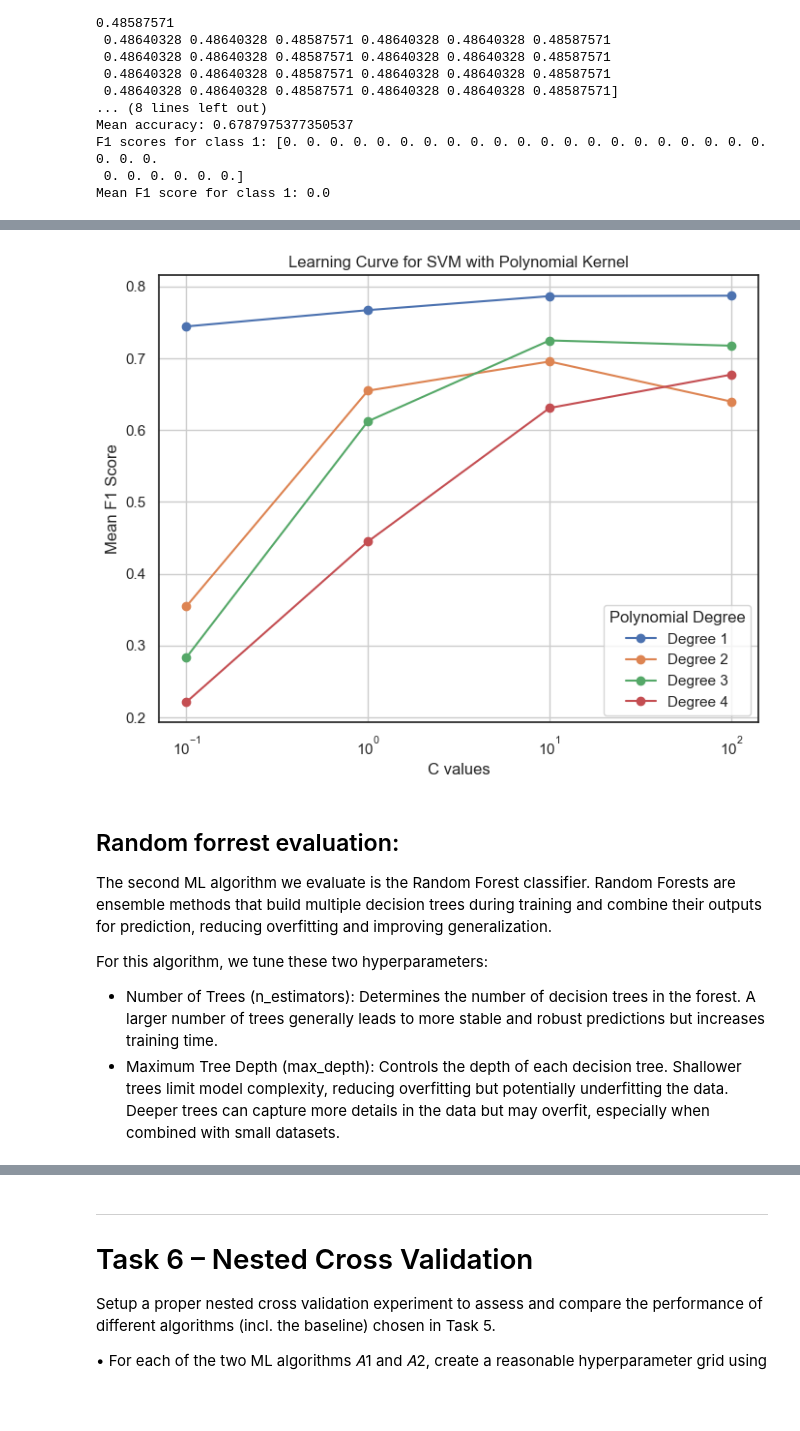
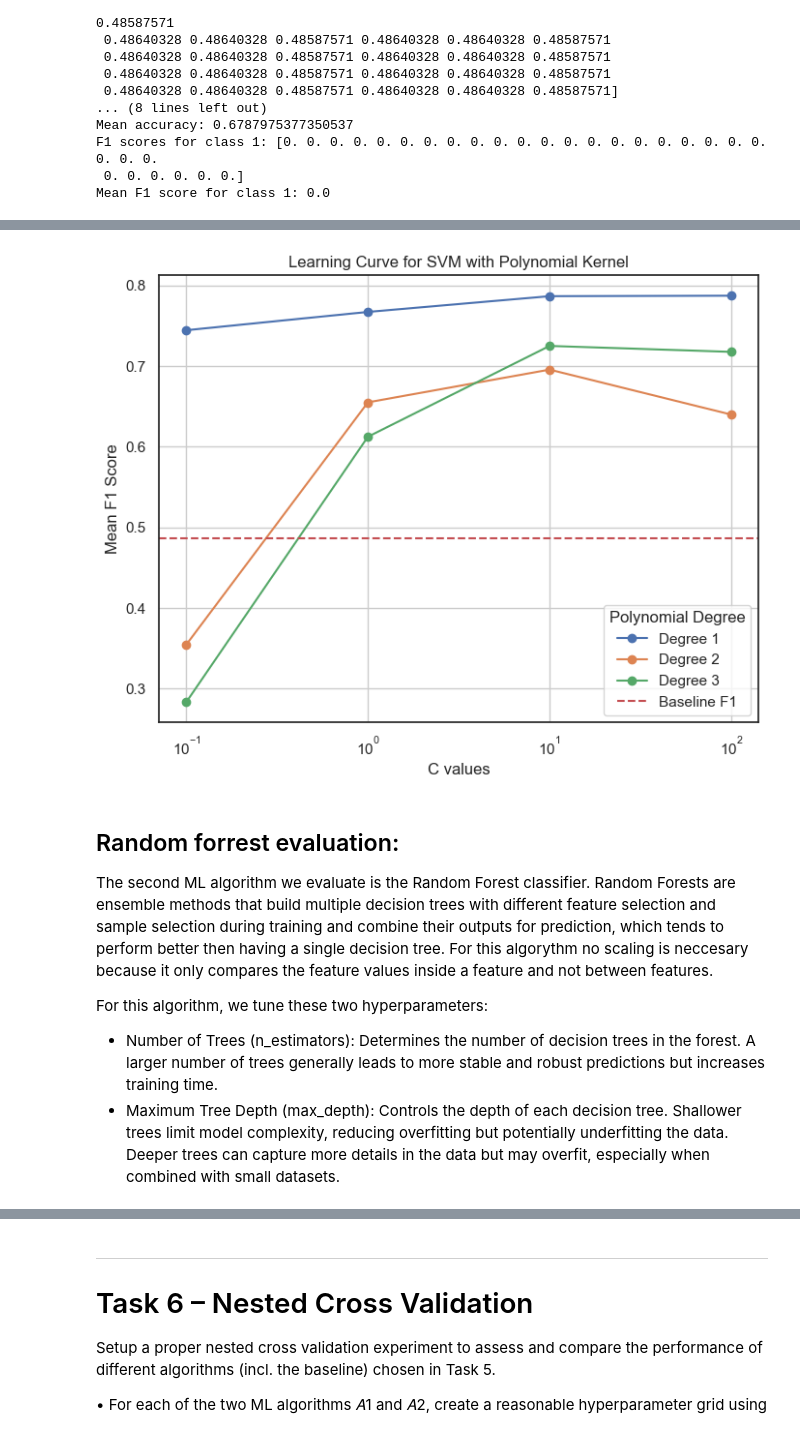
Before and after one commit to Timson1235/clouddocker, a Jupyter notebook: machine_learning/Capstone_Project/experiments.ipynb, the cells around one changed output, grey strips where cells are left out. Saved outputs shown, nothing was run; the diff lists cells and outputs as text; code cells hidden in the pictures; blank space fills up the shorter version.

```diff
--- a/machine_learning/Capstone_Project/experiments.ipynb
+++ b/machine_learning/Capstone_Project/experiments.ipynb
@@ -556,14 +566,10 @@ The two hyperparameters chosen for the algorithm are:
 # %%
-from sklearn.preprocessing import StandardScaler
-from sklearn.svm import SVC
-from sklearn.model_selection import learning_curve
-
 # Standardize the features
 scaler = StandardScaler()
 X_scaled = scaler.fit_transform(df_selected)
 
 # Define the degrees and C values to evaluate
-degrees = [1, 2, 3, 4]
+degrees = [1, 2, 3] #[1,2,3,4,5]
 C_values = [0.1, 1, 10, 100]
 
 # Initialize a list to store the results
@@ -717,28 +723,32 @@ Mean F1 score for class 1: 0.6549627960245336
 # %%
 # Plot the F1 score for each degree of the polynomial kernel
 plt.figure(figsize=(8, 6))
 
 # Loop through each unique degree
 for degree in degrees:
     # Filter results for the current degree
     degree_results = svm_results_df[svm_results_df['degree'] == degree]
 
     # Plot F1 scores for the current degree
     plt.plot(degree_results['C'], degree_results['mean_f1'], marker='o', label=f'Degree {degree}')
 
+# Add baseline F1 score as horizontal line
+baseline_f1 = 0.48622742456172907
+plt.axhline(y=baseline_f1, color='r', linestyle='--', label='Baseline F1')
+
 # Customize the plot
 plt.xlabel('C values')
 plt.ylabel('Mean F1 Score')
 plt.title('Learning Curve for SVM with Polynomial Kernel')
 plt.xscale('log')  # Use logarithmic scale for C values
 plt.legend(title='Polynomial Degree')
 plt.grid(True)
 plt.show()
 # %% [output]
-[figure, old version]
+[figure, new version]
 # %% [markdown]
 ## Random forrest evaluation:
-The second ML algorithm we evaluate is the Random Forest classifier. Random Forests are ensemble methods that build multiple decision trees during training and combine their outputs for prediction, reducing overfitting and improving generalization.
+The second ML algorithm we evaluate is the Random Forest classifier. Random Forests are ensemble methods that build multiple decision trees with different feature selection and sample selection during training and combine their outputs for prediction, which tends to perform better then having a single decision tree. For this algorythm no scaling is neccesary because it only compares the feature values inside a feature and not between features.
 
 For this algorithm, we tune these two hyperparameters:
 
```
Also changed, not shown: parts of 14 cells of this notebook, 1 other file.
